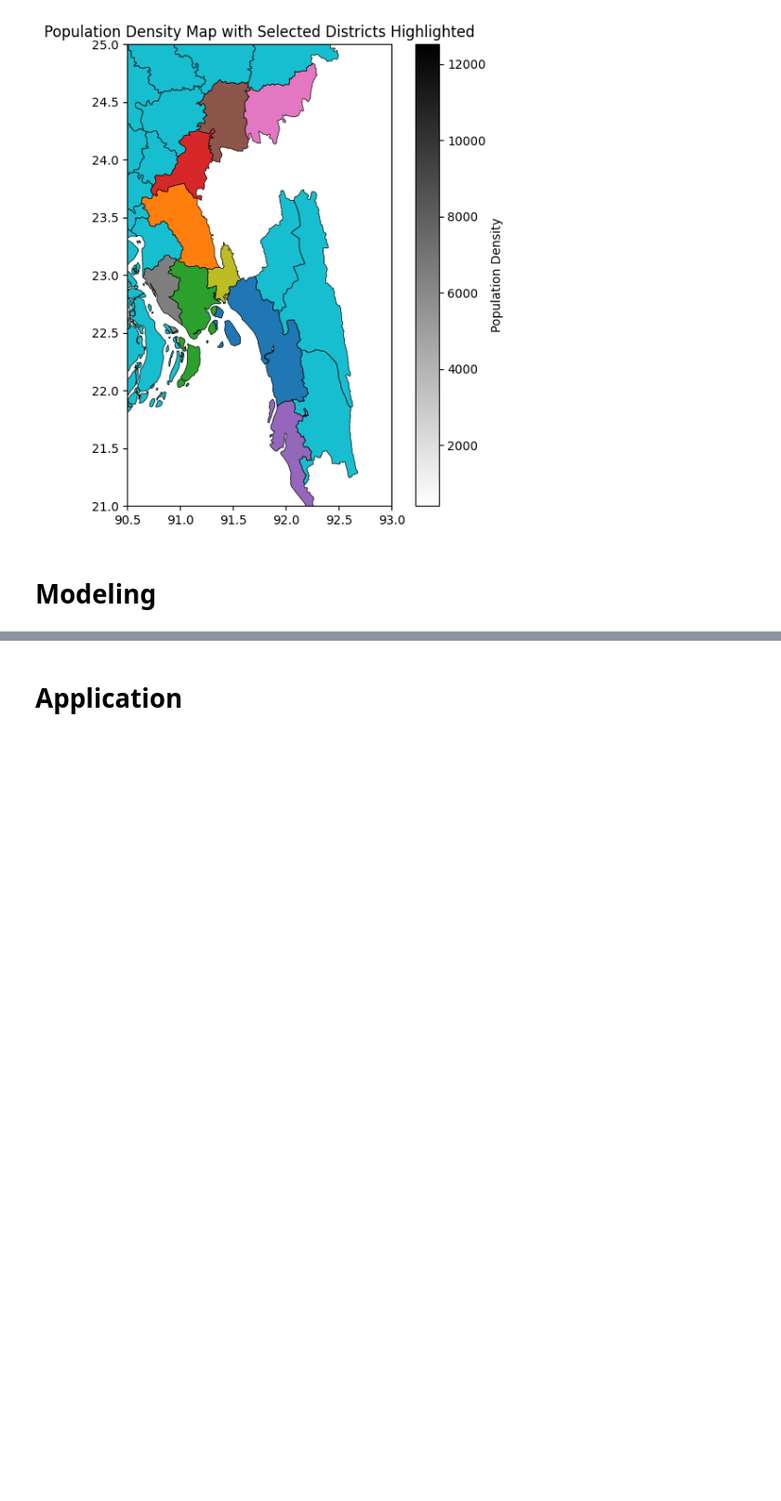
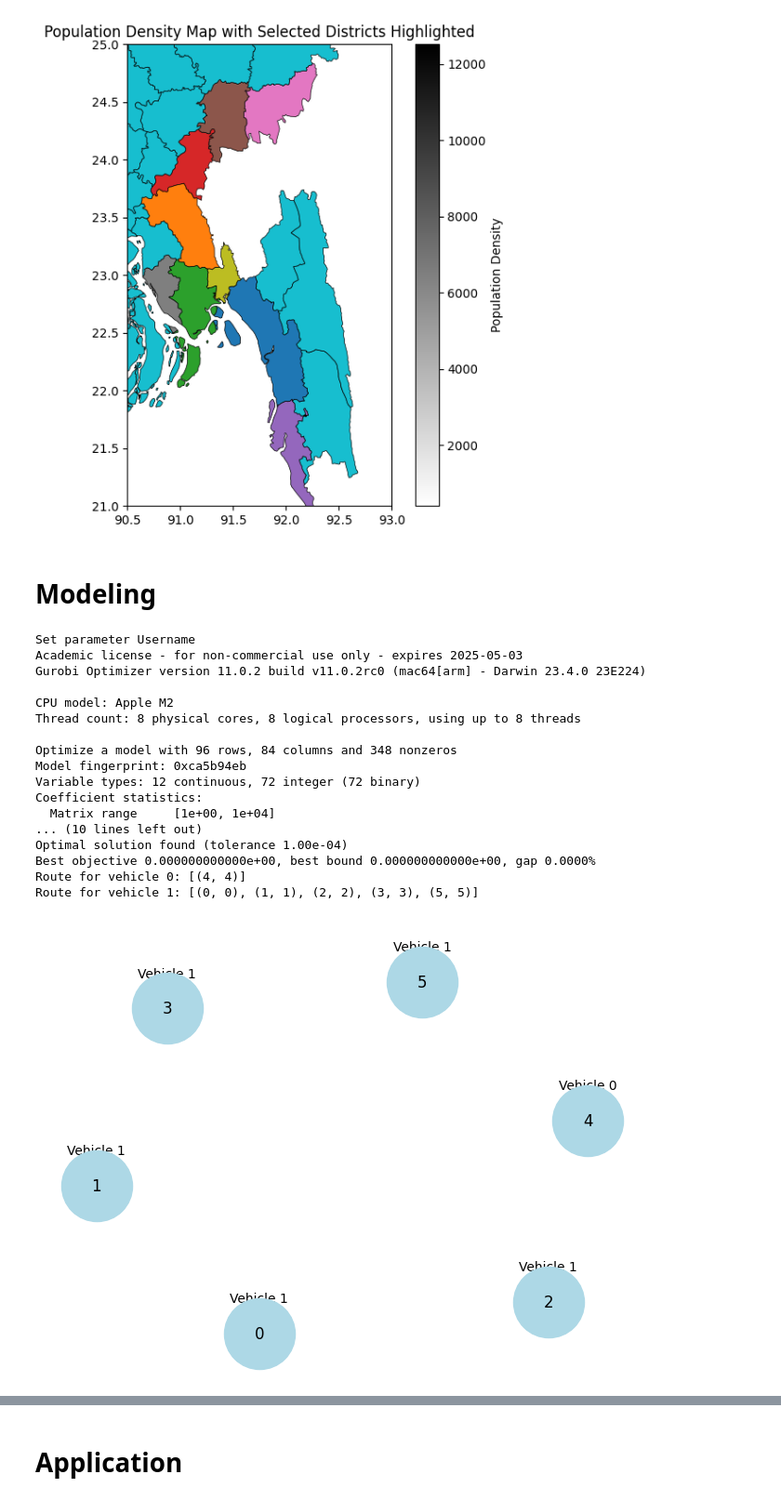
Before and after one commit to tanmoyie/Optimizing-flood-reponse-in-Bangladesh, a Jupyter notebook: 2.0-optimizing-emergency-response.ipynb, the cells around one changed output, grey strips where cells are left out. Shown at 93% size. Saved outputs shown, nothing was run; the diff lists cells and outputs as text; code cells hidden in the pictures; blank space fills up the shorter version.

```diff
--- a/2.0-optimizing-emergency-response.ipynb
+++ b/2.0-optimizing-emergency-response.ipynb
@@ -182,3 +183,34 @@ plt.show()
 [figure]
 # %% [markdown]
 # Modeling
+# %%
+from optimization_model.vrp_tw import VRPTWData, VRPTWModel, VRPNetworkPlot
+# Instantiate and solve the problem# Instantiate and solve the problem
+data = VRPTWData()
+vrp_model = VRPTWModel(data)
+vrp_model.solve()
+vrp_model.print_solution()
+
+# Plot the solution
+plot = VRPNetworkPlot(data, vrp_model.vehicle_routes)
+plot.create_graph()
+plot.draw()
+# %% [output]
+Set parameter Username
+Academic license - for non-commercial use only - expires 2025-05-03
+Gurobi Optimizer version 11.0.2 build v11.0.2rc0 (mac64[arm] - Darwin 23.4.0 23E224)
+
+CPU model: Apple M2
+Thread count: 8 physical cores, 8 logical processors, using up to 8 threads
+
+Optimize a model with 96 rows, 84 columns and 348 nonzeros
+Model fingerprint: 0xca5b94eb
+Variable types: 12 continuous, 72 integer (72 binary)
+Coefficient statistics:
+  Matrix range     [1e+00, 1e+04]
+... (10 lines left out)
+Optimal solution found (tolerance 1.00e-04)
+Best objective 0.000000000000e+00, best bound 0.000000000000e+00, gap 0.0000%
+Route for vehicle 0: [(4, 4)]
+Route for vehicle 1: [(0, 0), (1, 1), (2, 2), (3, 3), (5, 5)]
+[figure, added]
```
Also changed, not shown: parts of 3 cells of this notebook, 15 other files.
